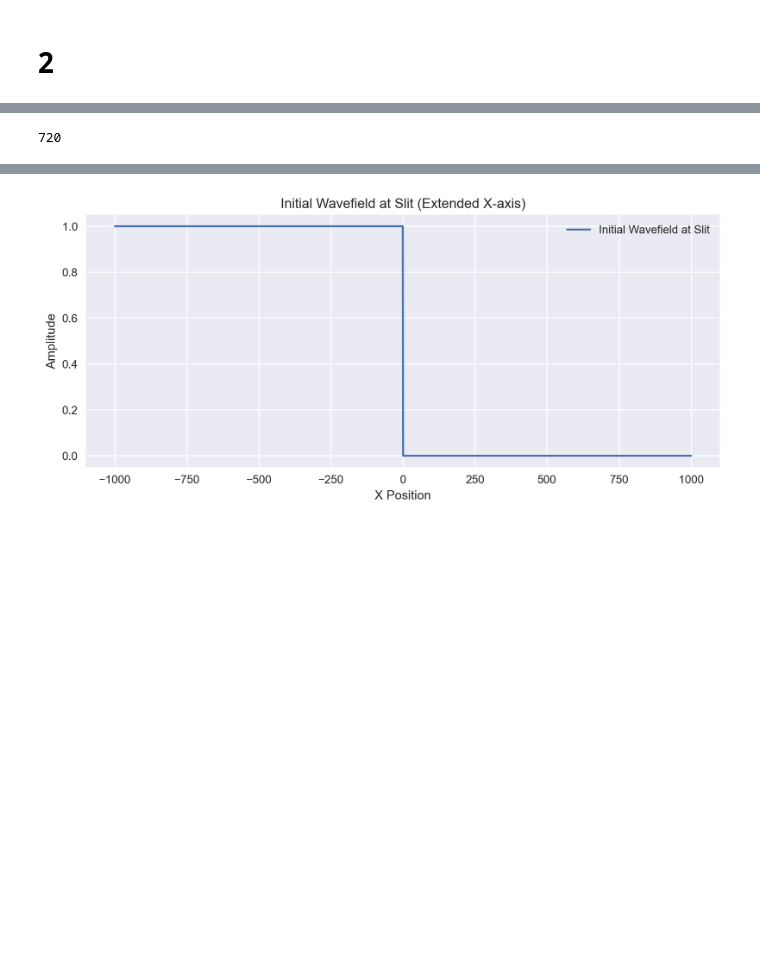
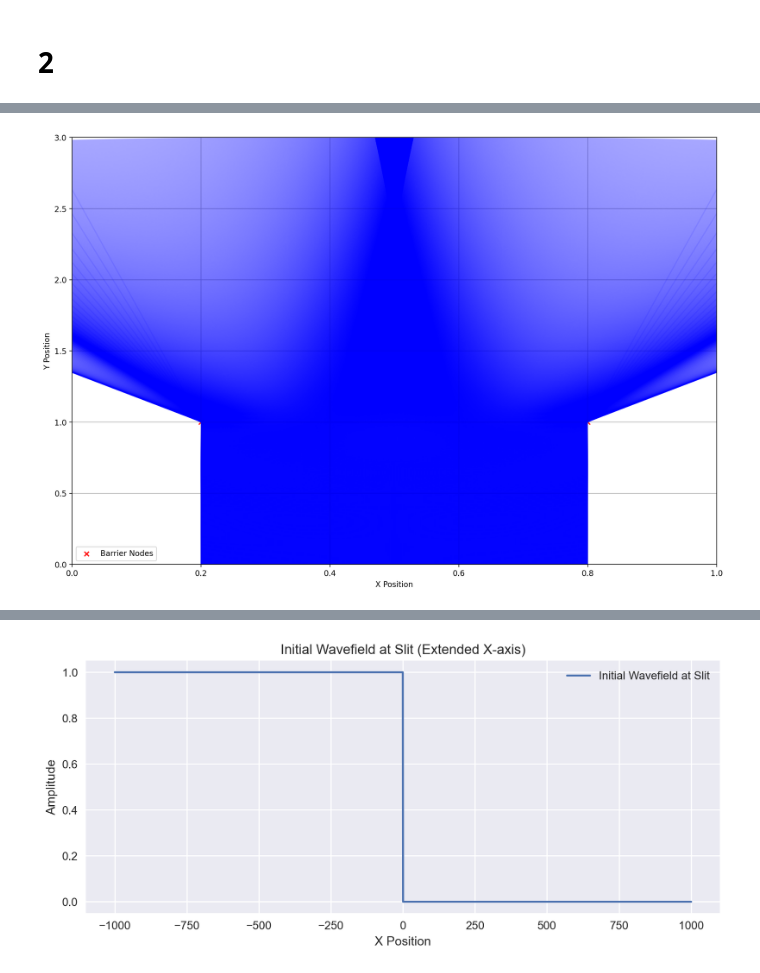
Before and after one commit to fredericosantos/light-particle-experiment, a Jupyter notebook: new_single_slit.ipynb, the cells around one changed output, grey strips where cells are left out. Drawn from its saved outputs; the diff is of its cells as text; code cells hidden in the pictures; blank space fills up the shorter version.

```diff
--- a/new_single_slit.ipynb
+++ b/new_single_slit.ipynb
@@ -154,15 +163,11 @@ plt.show()
 # %%
 # Initialize particle positions for the two regions
 particle_positions1 = np.linspace(
-    particle_start_x1, particle_end_x2, num_particles1
+    particle_start_x1, particle_end_x2, num_particles
 ).reshape(-1, 1)
-# particle_positions2 = np.linspace(
-#     particle_start_x2, particle_end_x2, num_particles2
-# ).reshape(-1, 1)
 
 # Combine the positions and add the y-component (which is zero)
-particle_positions1 = np.hstack([particle_positions1, np.zeros((num_particles1, 1))])
-# particle_positions2 = np.hstack([particle_positions2, np.zeros((num_particles2, 1))])
+particle_positions1 = np.hstack([particle_positions1, np.zeros((num_particles, 1))])
 particle_positions = np.vstack([particle_positions1])
 
 
@@ -170,7 +175,7 @@ particle_positions = np.vstack([particle_positions1])
 particle_velocities = np.zeros((num_particles, 2))
 particle_velocities[
     :, 1
-] = -initial_velocity_magnitude  # Negative sign indicates motion towards the barrier
+] = initial_velocity_magnitude
 initial_velocities = particle_velocities.copy()
 
 # Re-run the simulation loop
@@ -214,4 +219,4 @@ for step in tqdm(range(num_steps)):
 # Convert the history to a numpy array for easier indexing
 particle_positions_history = np.array(particle_positions_history)
 
-min_y = -total_time * initial_velocity_magnitude
+max_y = total_time * initial_velocity_magnitude
@@ -280,5 +347,0 @@ def hist_at_time(distance_slit, particle_velocity, barrier_y, particle_positions
-# %%
-max_distance = total_time * initial_velocity_magnitude
-print(max_distance)
-# %% [output]
-720
@@ -298,31 +348,33 @@ fig.show()
 # %%
 # Visualize the paths of particles
 plt.figure(figsize=(15, 10))
 for i in tqdm(range(num_particles)):
     plt.plot(
         particle_positions_history[:, i, 0],
         particle_positions_history[:, i, 1],
         color="blue",
         alpha=0.1,
         # label="particle",
     )
 plt.scatter(
     barrier_nodes_x,
     np.full_like(barrier_nodes_x, barrier_y),
     c="red",
     marker="x",
     label="Barrier Nodes",
 )
 
 # limit x range to 0 to 2
 plt.xlim(0, x_range)
-plt.ylim(min_y, 0)
+plt.ylim(0, initial_velocity_magnitude * total_time)
 plt.xlabel("X Position")
 plt.ylabel("Y Position")
 plt.legend()
 # plt.title("Paths of Particles Under Distorted Gravitational Force")
 plt.grid(True)
 plt.show()
+# %% [output]
+[figure, added]
 # %%
 # Given H, x_edges, y_edges from np.histogram2d
 
```
Also changed, not shown: parts of 19 cells of this notebook, 11 other files.
